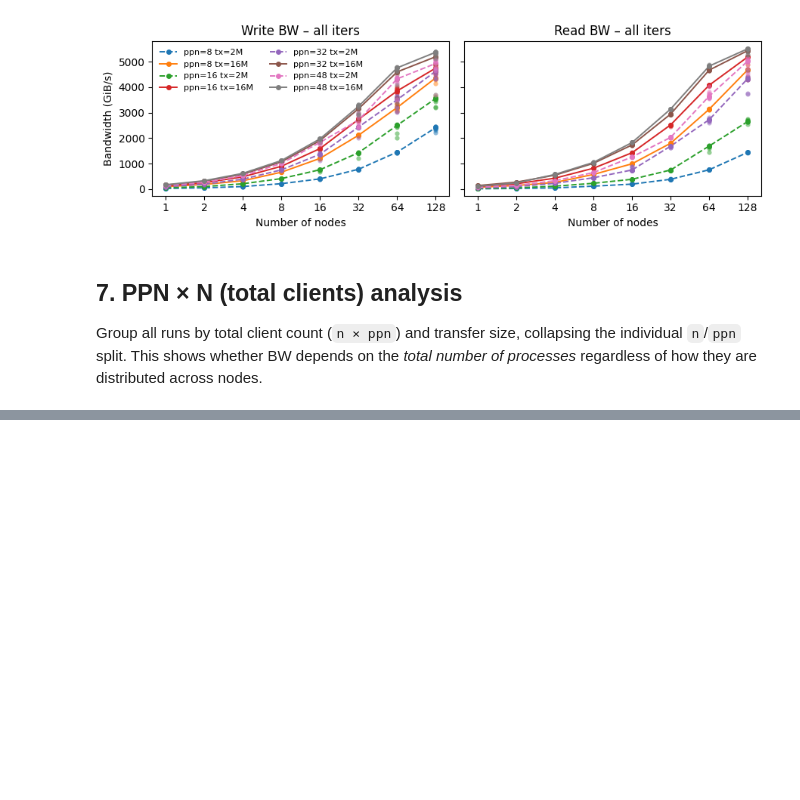
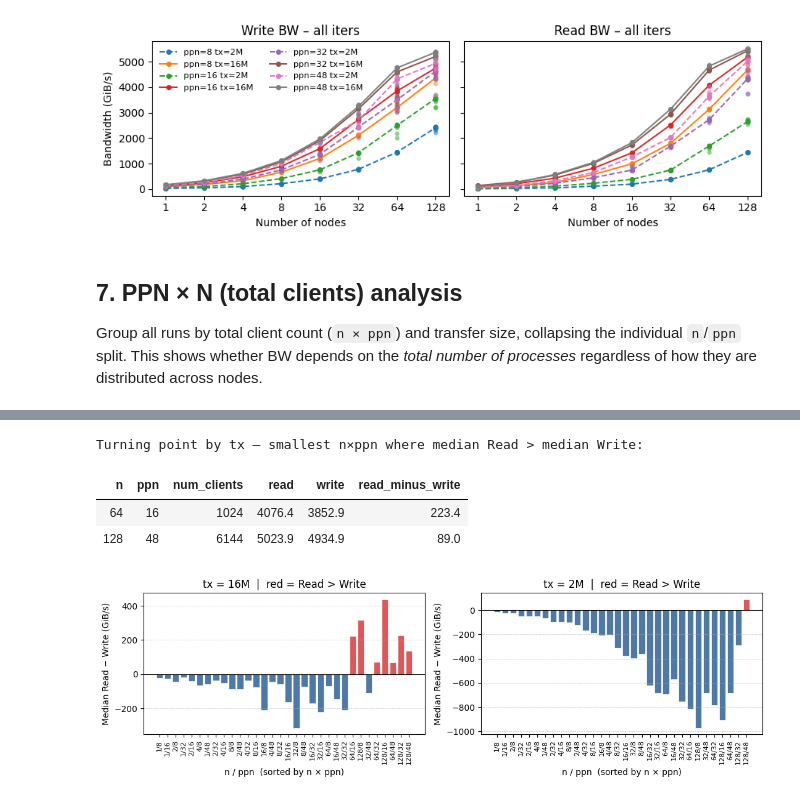
Before and after one commit to cissieAB/pdsw26_daos-bench, a Jupyter notebook: results/aurora/ior/ior-rw/ior_rw_analysis.ipynb, the cells around one changed output, grey strips where cells are left out. Cells and saved outputs as stored; diff of their text form; code cells hidden in the pictures; blank space fills up the shorter version.

```diff
--- a/results/aurora/ior/ior-rw/ior_rw_analysis.ipynb
+++ b/results/aurora/ior/ior-rw/ior_rw_analysis.ipynb
@@ -460,0 +461,75 @@ BW stats grouped by total clients (n × ppn) × tx × access
+# %%
+# ── Median Read vs Write per (n, ppn, tx) ───────────────────────────────────
+median_bw = (
+    combined.groupby(["n", "ppn", "tx", "access"])["bw_GiB_s"]
+    .median()
+    .reset_index()
+    .rename(columns={"bw_GiB_s": "median_GiB_s"})
+)
+
+pivot = (
+    median_bw
+    .pivot_table(index=["n", "ppn", "tx"], columns="access", values="median_GiB_s")
+    .reset_index()
+)
+pivot.columns.name = None
+pivot["num_clients"]      = pivot["n"] * pivot["ppn"]
+pivot["read_minus_write"] = pivot["read"] - pivot["write"]
+pivot["read_gt_write"]    = pivot["read_minus_write"] > 0
+
+# ── Turning point by (ppn, tx): smallest n where Read > Write ────────────────
+turning_n = (
+    pivot[pivot["read_gt_write"]]
+    .groupby(["ppn", "tx"])
+    .apply(lambda g: g.loc[g["n"].idxmin(),
+                            ["n", "ppn", "num_clients", "read", "write", "read_minus_write"]])
+    .reset_index(drop=True)
+)
+print("Turning point by (ppn, tx) — smallest n where median Read > median Write:")
+display(
+    turning_n.style
+    .format({"read": "{:.1f}", "write": "{:.1f}", "read_minus_write": "{:.1f}"})
+    .hide(axis="index")
+)
+
+# ── Turning point by (tx): smallest n×ppn where Read > Write ─────────────────
+turning_nc = (
+    pivot[pivot["read_gt_write"]]
+    .groupby("tx")
+    .apply(lambda g: g.loc[g["num_clients"].idxmin(),
+                            ["n", "ppn", "num_clients", "read", "write", "read_minus_write"]])
+    .reset_index(drop=True)
+)
+print("\nTurning point by tx — smallest n×ppn where median Read > median Write:")
+display(
+    turning_nc.style
+    .format({"read": "{:.1f}", "write": "{:.1f}", "read_minus_write": "{:.1f}"})
+    .hide(axis="index")
+)
+
+# ── Bar chart: read_minus_write vs each (n, ppn) pair, sorted by n×ppn ───────
+fig, axes = plt.subplots(1, 2, figsize=(11, 3.5), sharey=False)
+
+for ax, tx_v in zip(axes, ["16M", "2M"]):
+    sub = (
+        pivot[pivot["tx"] == tx_v]
+        .sort_values(["num_clients", "n"])
+        .reset_index(drop=True)
+    )
+    colors = ["#e15759" if v > 0 else "#4e79a7" for v in sub["read_minus_write"]]
+    ax.bar(range(len(sub)), sub["read_minus_write"], color=colors,
+           edgecolor="white", linewidth=0.5)
+    ax.axhline(0, color="black", linewidth=0.8)
+    ax.set_xticks(range(len(sub)))
+    # Compact single-line labels "n / ppn" to avoid overlap
+    labels = [f"{int(r.n)}/{int(r.ppn)}" for r in sub.itertuples()]
+    ax.set_xticklabels(labels, rotation=90, ha="center", fontsize=8)
+    ax.set_xlabel("n / ppn  (sorted by n × ppn)")
+    ax.set_ylabel("Median Read − Write (GiB/s)")
+    ax.set_title(f"tx = {tx_v}  |  red = Read > Write")
+    ax.yaxis.grid(True, linestyle="--", linewidth=0.5, alpha=0.7)
+
+fig.tight_layout()
+plt.savefig("ior-rw-turning-point.pdf", bbox_inches="tight")
+plt.show()
+# %% [output]
@@ -460,0 +543,5 @@ BW stats grouped by total clients (n × ppn) × tx × access
+Turning point by tx — smallest n×ppn where median Read > median Write:
+| n | ppn | num_clients | read | write | read_minus_write |
+| 64 | 16 | 1024 | 4076.4 | 3852.9 | 223.4 |
+| 128 | 48 | 6144 | 5023.9 | 4934.9 | 89.0 |
+[figure, added]
```
Also changed, not shown: parts of 7 cells of this notebook, 5 other files.
